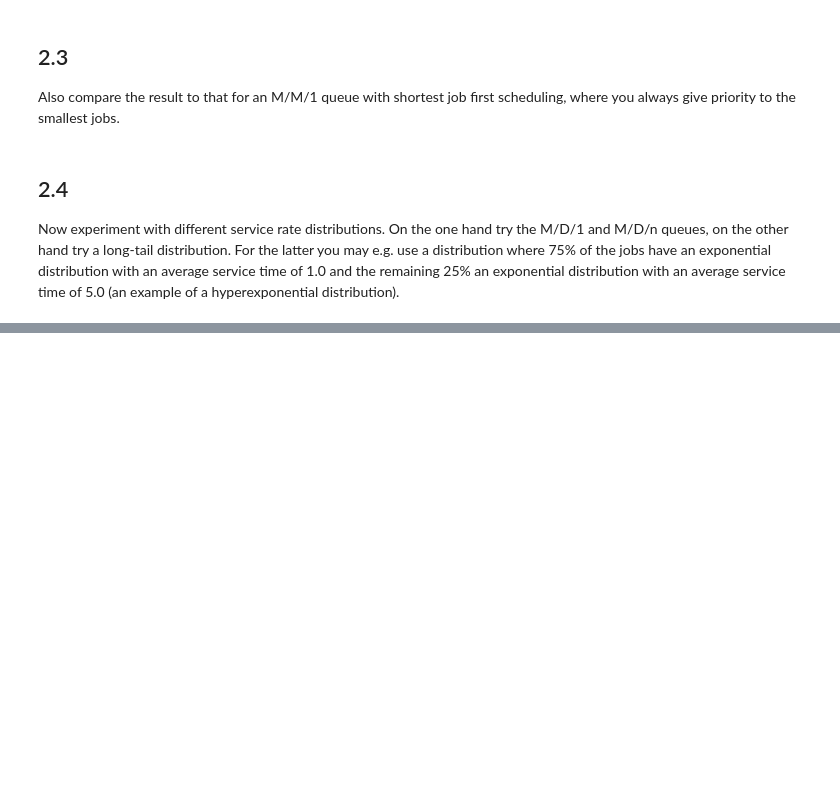
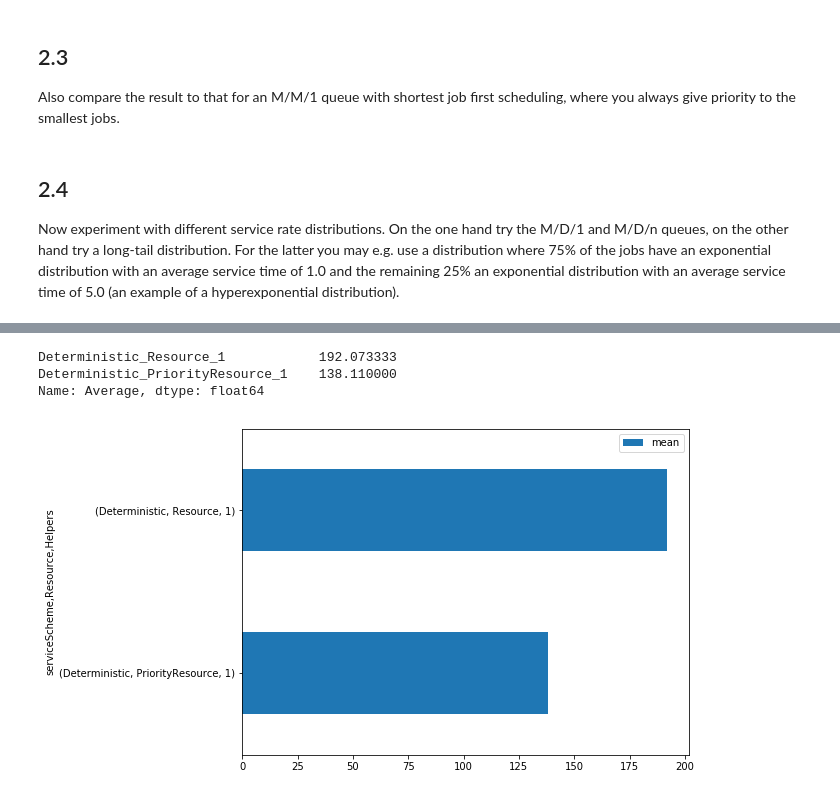
Before and after one commit to popoiopo/StochasticSim, a Jupyter notebook: Bas/opdr2/stochSimDES.ipynb, the cells around one changed output, grey strips where cells are left out. Cells and saved outputs as stored; diff of their text form; code cells hidden in the pictures; blank space fills up the shorter version.

```diff
--- a/Bas/opdr2/stochSimDES.ipynb
+++ b/Bas/opdr2/stochSimDES.ipynb
@@ -381,16 +402,21 @@ display(HTML(grp.Average.agg([np.mean, np.var, np.std]).to_html()))
 # %%
 %matplotlib inline
 grp = customerAll.groupby(["serviceScheme", "Resource", "Helpers"])
 # display(HTML(grp.Average.agg([np.mean]).to_html()))
 # display(HTML(grp.ServeMean.agg([np.mean, np.var, np.std]).to_html()))
 
 # grpDescr = grp.describe()
 # display(HTML(grpDescr.ServeMean.to_html()))
 # display(HTML(grpDescr.Average.to_html()))
 
 fig, ax = plt.subplots(figsize=(8,6))
-grp.Rho.agg([np.mean]).plot(kind='barh', ax=ax)
+grp.Average.agg([np.mean]).plot(kind='barh', ax=ax)
 
-customerAll.Rho
+customerAll.Average
+# %% [output]
+Deterministic_Resource_1            192.073333
+Deterministic_PriorityResource_1    138.110000
+Name: Average, dtype: float64
+[figure, added]
 # %%
 resourceStatsRun
```
Also changed, not shown: parts of 2 cells of this notebook, 3 other files.
